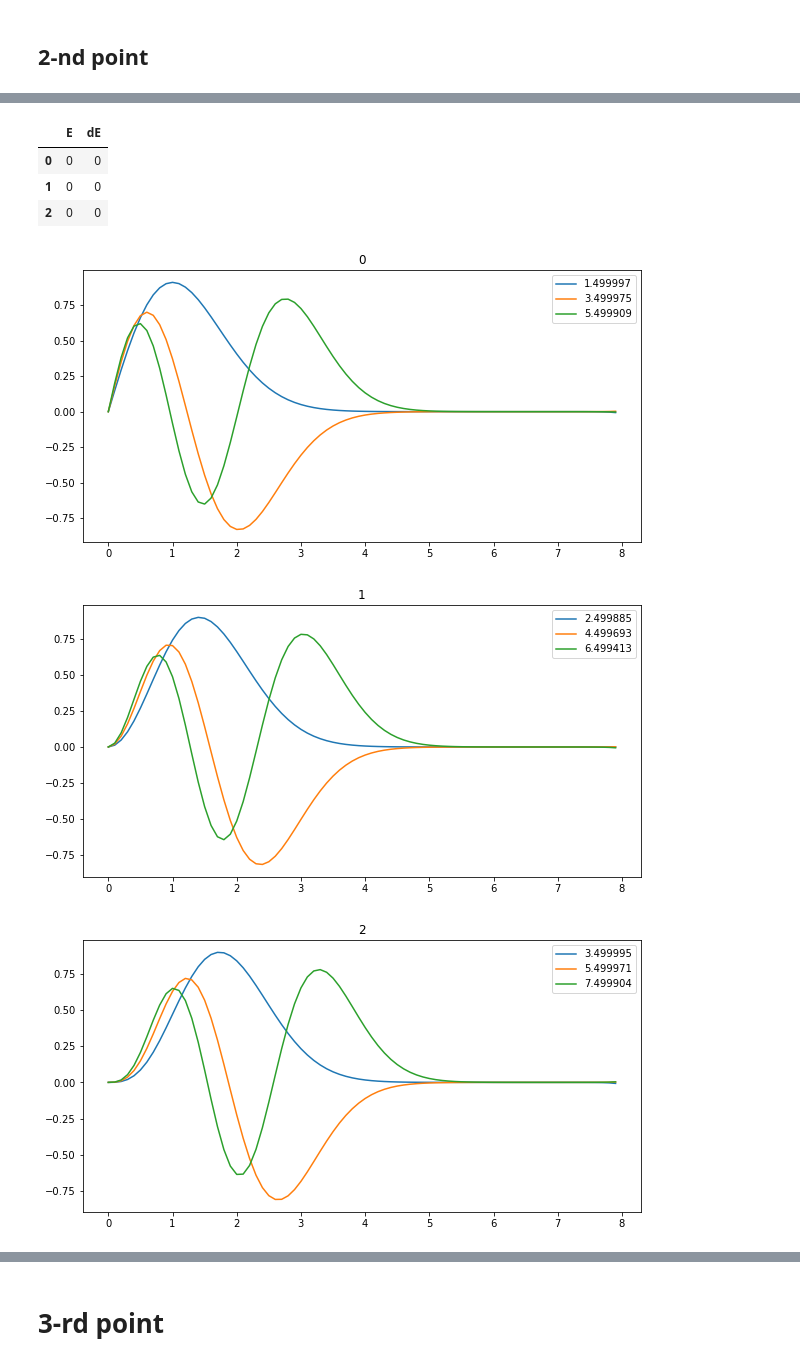
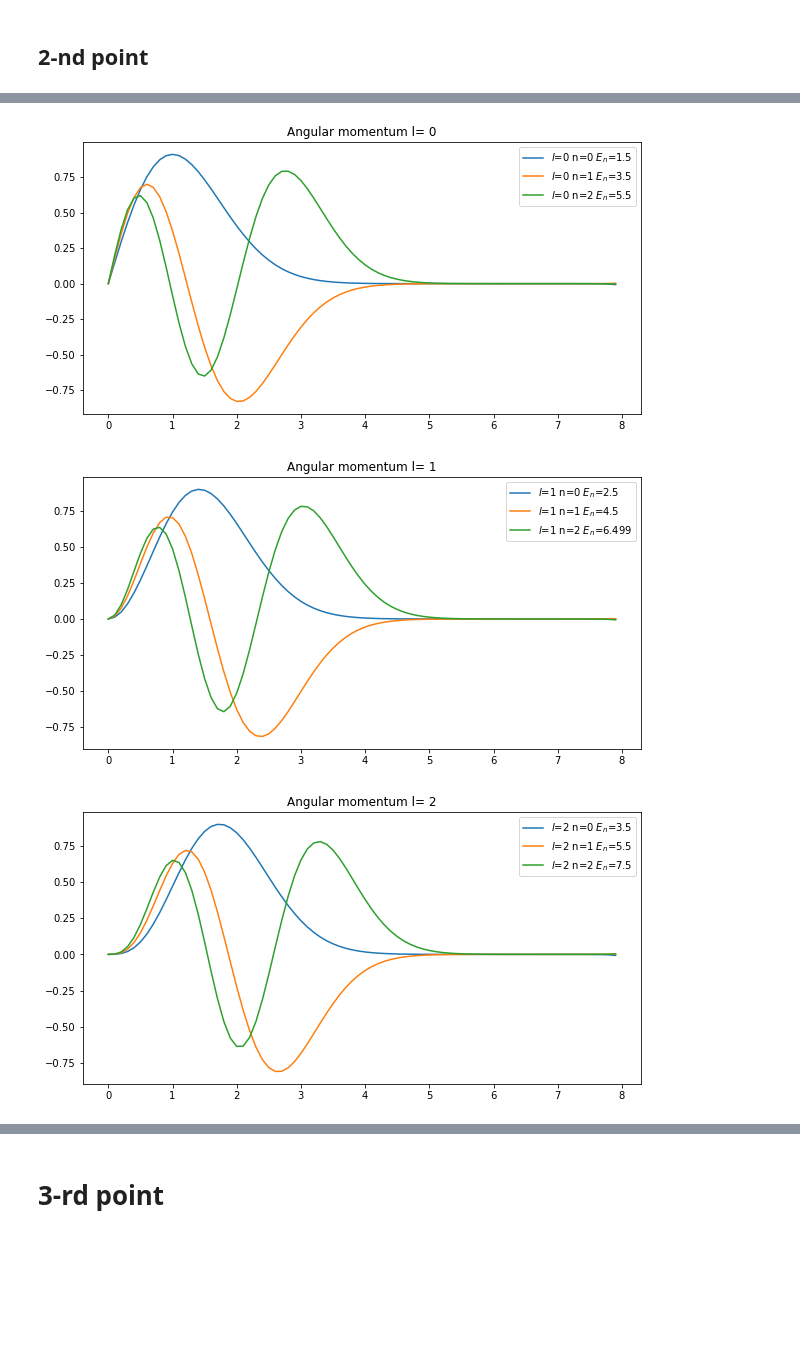
Before and after one commit to MauroMarcon/Computational_physics, a Jupyter notebook: exercise_1/exercise_1.ipynb, the cells around one changed output, grey strips where cells are left out. Drawn from its saved outputs; the diff is of its cells as text; code cells hidden in the pictures; blank space fills up the shorter version.

```diff
--- a/exercise_1/exercise_1.ipynb
+++ b/exercise_1/exercise_1.ipynb
@@ -189,12 +189,12 @@ k2 = lambda E : 2 * (E - V(x))
 y = lambda E : numerov(k2(E),h,0,h)
 
 n_max=5
-eigen = root_finder(y, 0, n, 0.01, 0.001,stop_method='n_roots')
+eigen = eigenvalue_finder(y, 0, n_max, 0.01, 0.001,stop_method='n_roots')
 
 # creo tabella (dataframe) degli autovalori
 eigenvalues = pd.DataFrame(0, index=np.arange(n_max), columns=['E','dE'])
 eigenvalues.loc[:]=np.array(eigen)
-eigenvalues.insert(0,'n',np.arange(n))
+eigenvalues.insert(0,'n',np.arange(n_max))
 display(eigenvalues)
 # %% [output]
 |  | n | E | dE |
@@ -253,48 +240,41 @@ display(eigenvalues)
-# %%
-eigenvalues
-l=0
-eigenvalues.loc[n_max*l:n_max+n_max*l-1]
-# %% [output]
-|  | E | dE |
-| 0 | 0 | 0 |
-| 1 | 0 | 0 |
-| 2 | 0 | 0 |
 # %%
 l_max=3
 n_max=3
 eigenvalues = pd.DataFrame(0, index=np.arange(l_max*n_max), columns=['E','dE'])
 n_quantum=[]
 l_quantum=[]
 for l in range(l_max):
-    # calcolo autovalorilen(eigen)
+    # calcolo autovalori
     y = np.vectorize(lambda E : (numerov(k2(E,l),h,0,h**(l+1))))
-    eigen = root_finder(y, 0, n_max, 0.01, 0.01,stop_method='n_roots')
+    eigen = eigenvalue_finder(y, 0, n_max, 0.01, 0.01,stop_method='n_roots')
 
     #creo tabella autovalori
     eigenvalues.loc[n_max*l:n_max+n_max*l-1]=np.array(eigen)
 
     plt.figure(figsize=(10,5))
     for En in enumerate(np.array(eigen)[:,0]):
         y = numerov(k2(En[1],l),h,0,h)
         y = y/np.sqrt(np.sum(y**2*h))
+
         n_quantum.append(En[0])
         l_quantum.append(l)
+
         #plot con bande di errori
-        plt.plot(r,y,label=str(round(En[1],6)))
+        plt.plot(r,y,label=f'$l$=%s'%l+' n=%s'%En[0]+f' $E_n$='+str(round(En[1],3)))
         err=np.arange(0,M)*h**6
         plt.fill_between(r,y-err,y+err,alpha=0.3)
 
-    plt.title(l)
+    plt.title('Angular momentum l= %s'%l)
     plt.legend()
     plt.show()
 
 eigenvalues.insert(0,'l',l_quantum)
 eigenvalues.insert(1,'n',n_quantum)
 display(eigenvalues)
 # %% [output]
-[figure, old version]
+[figure, new version]
-[figure, old version]
+[figure, new version]
-[figure, old version]
+[figure, new version]
 |  | l | n | E | dE |
 | 0 | 0 | 0 | 1.499997 | 3.641532e-14 |
 | 1 | 0 | 1 | 3.499975 | 1.164402e-12 |
```
Also changed, not shown: parts of 11 cells of this notebook.
